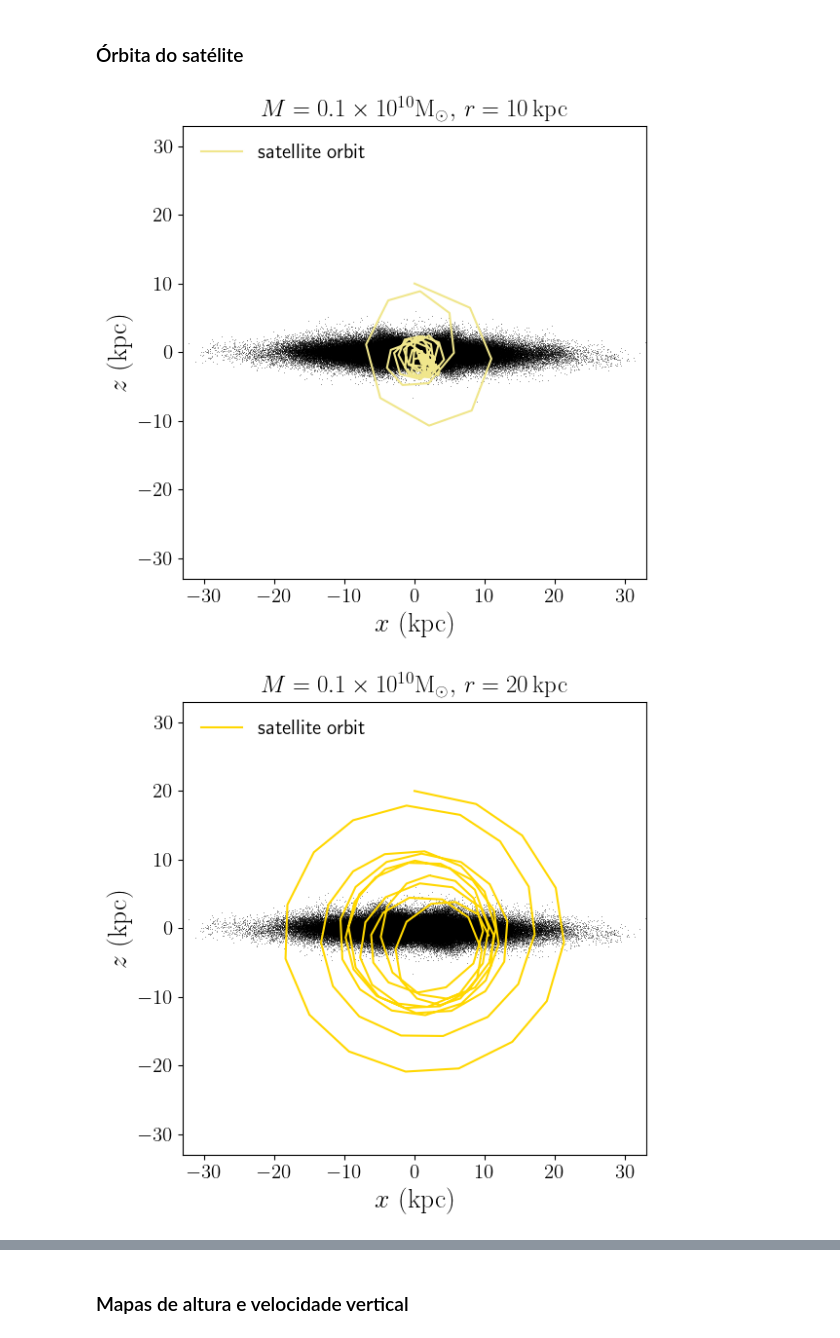
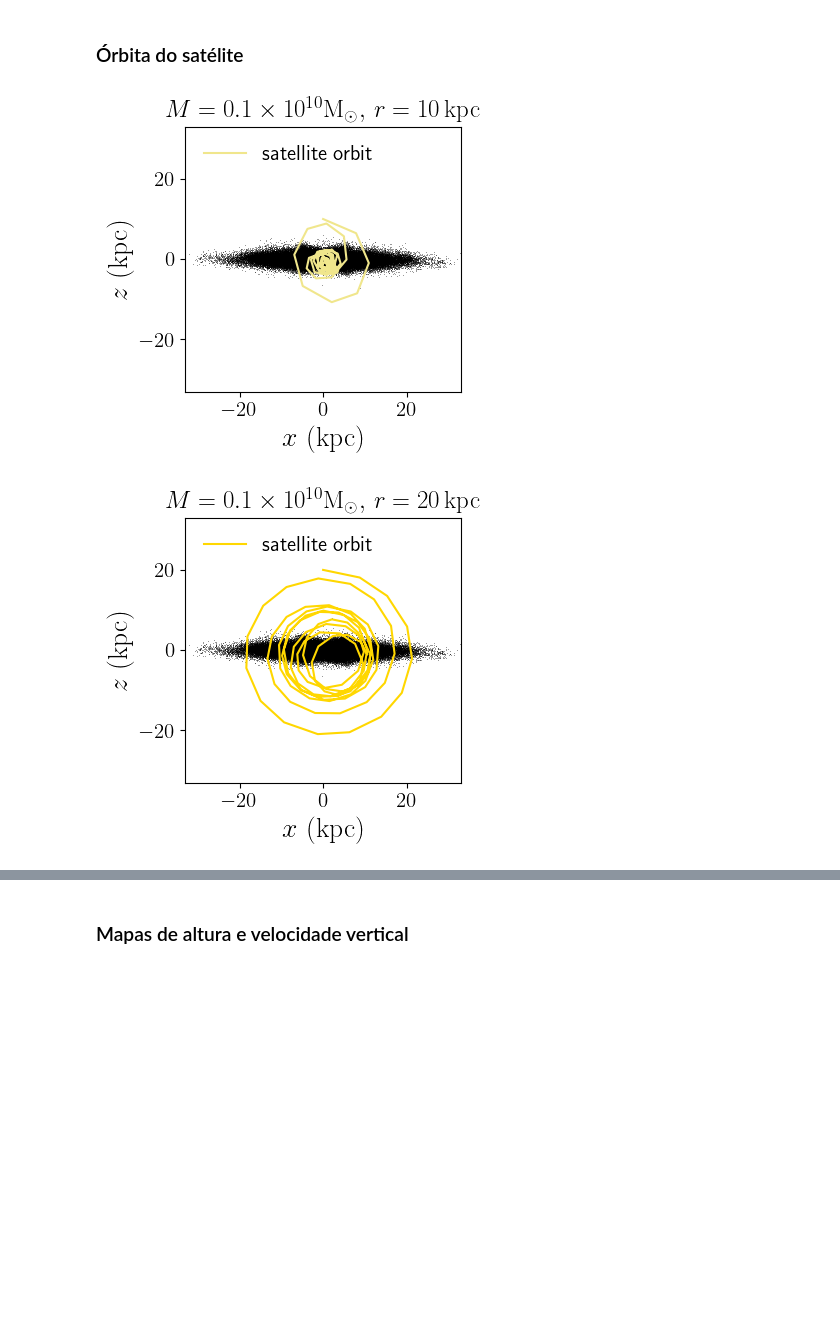
Before and after one commit to AndressaWille/astronomia, a Jupyter notebook: simulacoes mestrado/interactions-b.ipynb, the cells around one changed output, grey strips where cells are left out. Drawn from its saved outputs; the diff is of its cells as text; code cells hidden in the pictures; blank space fills up the shorter version.

```diff
--- a/simulacoes mestrado/interactions-b.ipynb
+++ b/simulacoes mestrado/interactions-b.ipynb
@@ -159,7 +159,7 @@ for p, path in enumerate(paths):
                                     n_snapshots=n_snapshots)
 # %%
 #caminhos
-path = 'bojo20_200/'
+path = 'barrada/'
 paths1 = [path]
 # %%
 n_snapshots_ = 281
@@ -722,7 +725,7 @@ for p, path in enumerate(paths):
 # %%
 for i in range (0, 9):
     if i == 0:
-        plt.figure(figsize=[6,6])#, dpi=200)
+        plt.figure(figsize=[4,4])#, dpi=200)
         plt.plot(x_disk, z_disk, 'k,', alpha=0.4)
         plt.plot(cm_y_01_10, cm_z_01_10, color='khaki', label='satellite orbit')
         plt.xlabel(r'$x~({\rm kpc})$', fontsize=20)
@@ -735,7 +738,7 @@ for i in range (0, 9):
         #plt.savefig('orbita-0.1-10_poster.pdf')
 
     if i == 1:
-        plt.figure(figsize=[6,6])#, dpi=200)
+        plt.figure(figsize=[4,4])#, dpi=200)
         plt.plot(x_disk, z_disk, 'k,', alpha=0.4)
         plt.plot(cm_y_01_20, cm_z_01_20, color='gold', label='satellite orbit')
         plt.xlabel(r'$x~({\rm kpc})$', fontsize=20)
@@ -748,7 +751,7 @@ for i in range (0, 9):
         #plt.savefig('orbita-0.1-20_poster.pdf')
 
     if i == 2:
-        plt.figure(figsize=[6,6])#, dpi=200)
+        plt.figure(figsize=[4,4])#, dpi=200)
         plt.plot(x_disk, z_disk, 'k,', alpha=0.4)
         plt.plot(cm_y_01_30, cm_z_01_30, color='orange', label='satellite orbit')
         plt.xlabel(r'$x~({\rm kpc})$', fontsize=20)
@@ -761,7 +764,7 @@ for i in range (0, 9):
         #plt.savefig('orbita-0.1-30_poster.pdf')
 
     if i == 3:
-        plt.figure(figsize=[6,6])#, dpi=200)
+        plt.figure(figsize=[4,4])#, dpi=200)
         plt.plot(x_disk, z_disk, 'k,', alpha=0.4)
         plt.plot(cm_y_05_10, cm_z_05_10, color='lawngreen', label='satellite orbit')
         plt.xlabel(r'$x~({\rm kpc})$', fontsize=20)
@@ -774,7 +777,7 @@ for i in range (0, 9):
         #plt.savefig('orbita-0.5-10_poster.pdf')
 
     if i == 4:
-        plt.figure(figsize=[6,6])#, dpi=200)
+        plt.figure(figsize=[4,4])#, dpi=200)
         plt.plot(x_disk, z_disk, 'k,', alpha=0.4)
         plt.plot(cm_y_05_20, cm_z_05_20, color='limegreen', label='satellite orbit')
         plt.xlabel(r'$x~({\rm kpc})$', fontsize=20)
@@ -787,7 +790,7 @@ for i in range (0, 9):
         #plt.savefig('orbita-0.5-20_poster.pdf')
 
     if i == 5:
-        plt.figure(figsize=[6,6])#, dpi=200)
+        plt.figure(figsize=[4,4])#, dpi=200)
         plt.plot(x_disk, z_disk, 'k,', alpha=0.4)
         plt.plot(cm_y_05_30, cm_z_05_30, color='green', label='satellite orbit')
         plt.xlabel(r'$x~({\rm kpc})$', fontsize=20)
@@ -800,7 +803,7 @@ for i in range (0, 9):
         #plt.savefig('orbita-0.5-30_poster.pdf')
 
     if i == 6:
-        plt.figure(figsize=[6,6])#, dpi=200)
+        plt.figure(figsize=[4,4])#, dpi=200)
         plt.plot(x_disk, z_disk, 'k,', alpha=0.4)
         plt.plot(cm_y_1_10, cm_z_1_10, color='plum', label='satellite orbit')
         plt.xlabel(r'$x~({\rm kpc})$', fontsize=20)
@@ -809,34 +812,34 @@ for i in range (0, 9):
         plt.ylim(-33, 33)
         plt.xlim(-33, 33)
         plt.title(r'$ M = 1 \times 10^{10}\mathrm{{M}_\odot}, \,r = 10 \, \mathrm{kpc}$')
         plt.tight_layout()
         #plt.savefig('orbita-1-10_poster.pdf')
 
     if i == 7:
-        plt.figure(figsize=[6,6])#, dpi=200)
+        plt.figure(figsize=[4,4])#, dpi=200)
         plt.plot(x_disk, z_disk, 'k,', alpha=0.4)
         plt.plot(cm_y_1_20, cm_z_1_20, color='mediumpurple', label='satellite orbit')
         plt.xlabel(r'$x~({\rm kpc})$', fontsize=20)
         plt.ylabel(r'$z~({\rm kpc})$', fontsize=20)
         plt.legend(loc='upper left', frameon=False, fontsize=15)
         plt.ylim(-33, 33)
         plt.xlim(-33, 33)
         plt.title(r'$ M = 1 \times 10^{10}\mathrm{{M}_\odot}, \,r = 20 \, \mathrm{kpc}$')
         plt.tight_layout()
         #plt.savefig('orbita-1-20_poster.pdf')
 
     if i == 8:
-        plt.figure(figsize=[6,6])#, dpi=200)
+        plt.figure(figsize=[4,4])#, dpi=200)
         plt.plot(x_disk, z_disk, 'k,', alpha=0.4)
         plt.plot(cm_y_1_30, cm_z_1_30, color='indigo', label='satellite orbit')
         plt.xlabel(r'$x~({\rm kpc})$', fontsize=20)
         plt.ylabel(r'$z~({\rm kpc})$', fontsize=20)
         plt.legend(loc='upper left', frameon=False, fontsize=15)
         plt.ylim(-33, 33)
         plt.xlim(-33, 33)
         plt.title(r'$ M = 1 \times 10^{10}\mathrm{{M}_\odot}, \,r = 30 \, \mathrm{kpc}$')
         plt.tight_layout()
         #plt.savefig('orbita-1-30_poster.pdf')
 # %% [output]
-[figure, old version]
+[figure, new version]
-[figure, old version]
+[figure, new version]
```
Also changed, not shown: parts of 19 cells of this notebook.
